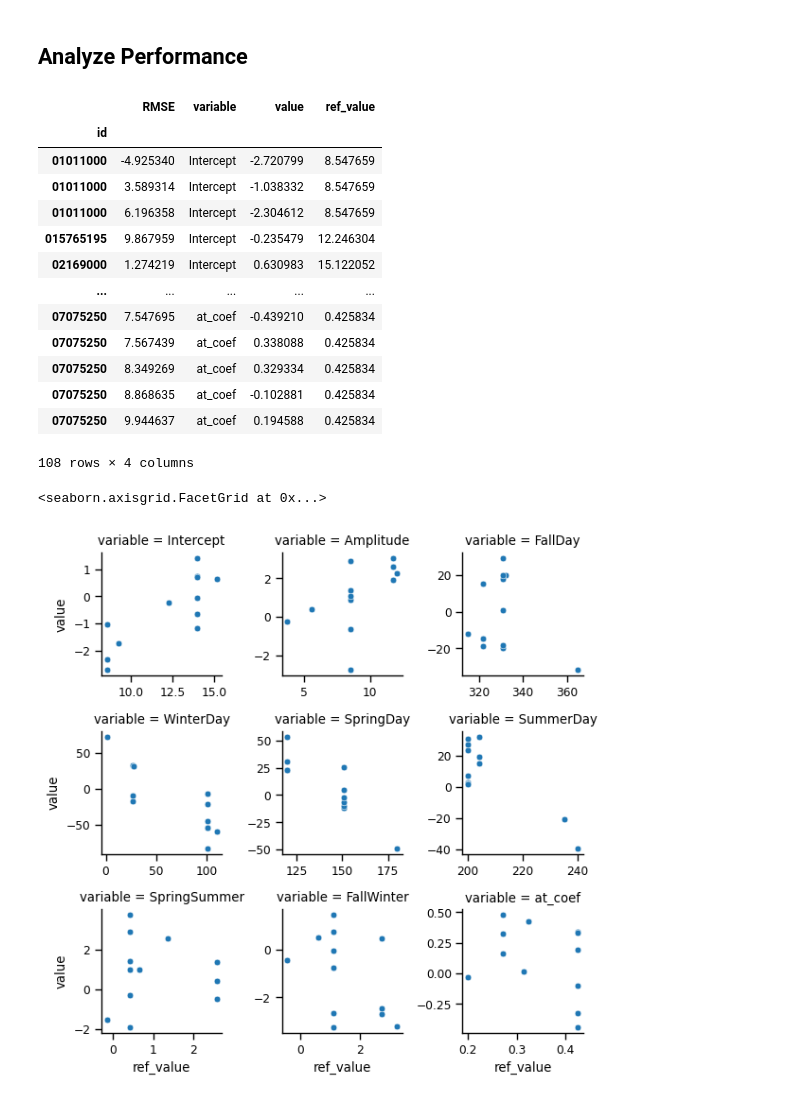
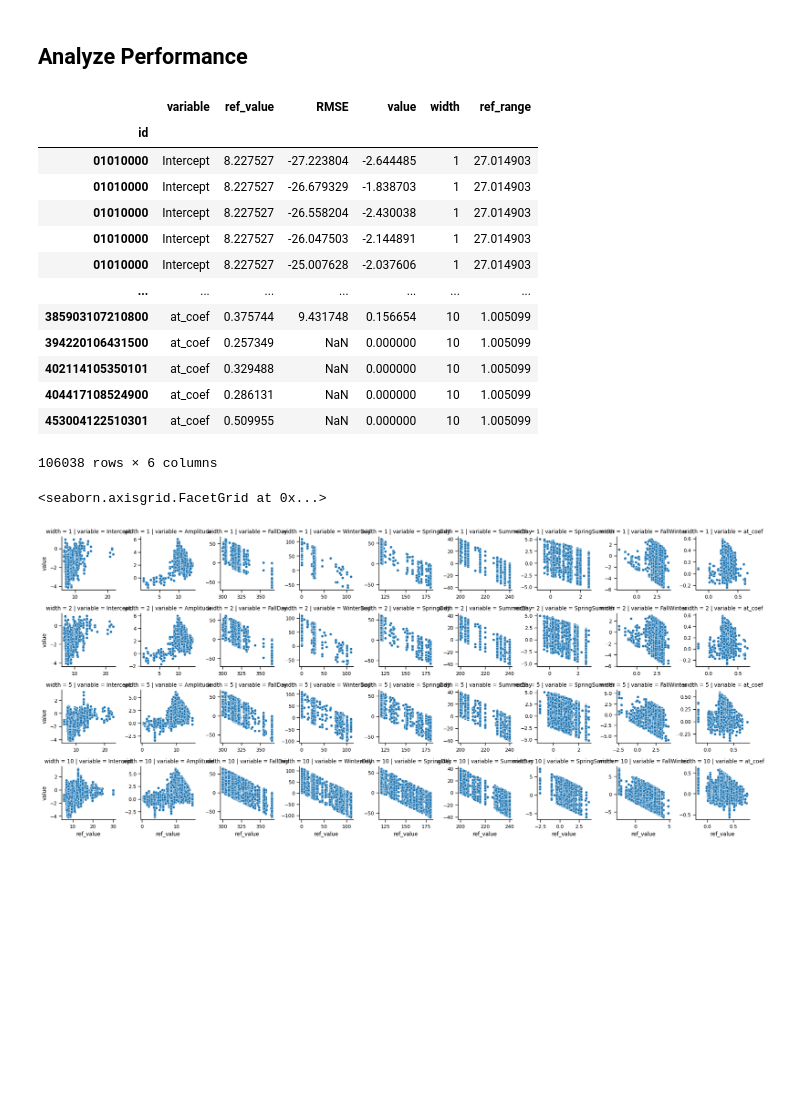
Before and after one commit to mines-ciroh/TempEst-NEWT, a Jupyter notebook: equifinality.ipynb, the cells around one changed output. Saved outputs shown, nothing was run; the diff lists cells and outputs as text; code cells hidden in the pictures; blank space fills up the shorter version.

```diff
--- a/equifinality.ipynb
+++ b/equifinality.ipynb
@@ -154,27 +154,37 @@ delta["RMSE"] = delta["RMSE"] / reference["RMSE"] * 100
 # %%
-threshold = 10  # RMSE %change threshold
-behav = delta.loc[delta["RMSE"] < threshold].melt("RMSE", ignore_index=False)
-reflong = reference.drop(columns=["RMSE"]).melt(ignore_index=False).rename(columns={"value": "ref_value"})
-comb = behav.merge(reflong, on=["id", "variable"])
-comb
+def behavioral(threshold, rpdata=rpdata, reference=reference):
+    delta = (rpdata - reference)
+    delta["RMSE"] = delta["RMSE"] / reference["RMSE"] * 100
+    behav = delta.loc[delta["RMSE"] < threshold].melt("RMSE", ignore_index=False)
+    reflong = reference.drop(columns=["RMSE"]).melt(ignore_index=False).rename(columns={"value": "ref_value"})
+    res = reflong.merge(behav, on=["id", "variable"], how="left").assign(width=threshold)
+    res.loc[res["value"].isna(), "value"] = 0
+    # We also want to know how the offset relates to the total variability possible
+    return res.reset_index().merge(
+        pd.DataFrame(ranges).reset_index().rename(columns={"index": "variable", 0: "ref_range"}),
+        on="variable"
+    ).set_index("id")
+
+behbins = pd.concat([behavioral(i) for i in [1, 2, 5, 10]])
+behbins
 # %% [output]
-|  | RMSE | variable | value | ref_value |
-| id |  |  |  |  |
-| 01011000 | -4.925340 | Intercept | -2.720799 | 8.547659 |
-| 01011000 | 3.589314 | Intercept | -1.038332 | 8.547659 |
-| 01011000 | 6.196358 | Intercept | -2.304612 | 8.547659 |
-| 015765195 | 9.867959 | Intercept | -0.235479 | 12.246304 |
-| 02169000 | 1.274219 | Intercept | 0.630983 | 15.122052 |
-| ... | ... | ... | ... | ... |
-| 07075250 | 7.547695 | at_coef | -0.439210 | 0.425834 |
-| 07075250 | 7.567439 | at_coef | 0.338088 | 0.425834 |
-| 07075250 | 8.349269 | at_coef | 0.329334 | 0.425834 |
-| 07075250 | 8.868635 | at_coef | -0.102881 | 0.425834 |
-| 07075250 | 9.944637 | at_coef | 0.194588 | 0.425834 |
+|  | variable | ref_value | RMSE | value | width | ref_range |
+| id |  |  |  |  |  |  |
+| 01010000 | Intercept | 8.227527 | -27.223804 | -2.644485 | 1 | 27.014903 |
+| 01010000 | Intercept | 8.227527 | -26.679329 | -1.838703 | 1 | 27.014903 |
+| 01010000 | Intercept | 8.227527 | -26.558204 | -2.430038 | 1 | 27.014903 |
+| 01010000 | Intercept | 8.227527 | -26.047503 | -2.144891 | 1 | 27.014903 |
+| 01010000 | Intercept | 8.227527 | -25.007628 | -2.037606 | 1 | 27.014903 |
+| ... | ... | ... | ... | ... | ... | ... |
+| 385903107210800 | at_coef | 0.375744 | 9.431748 | 0.156654 | 10 | 1.005099 |
+| 394220106431500 | at_coef | 0.257349 | NaN | 0.000000 | 10 | 1.005099 |
+| 402114105350101 | at_coef | 0.329488 | NaN | 0.000000 | 10 | 1.005099 |
+| 404417108524900 | at_coef | 0.286131 | NaN | 0.000000 | 10 | 1.005099 |
+| 453004122510301 | at_coef | 0.509955 | NaN | 0.000000 | 10 | 1.005099 |
-108 rows × 4 columns
+106038 rows × 6 columns
 # %%
-sns.relplot(comb, x="ref_value", y="value", col="variable", col_wrap=3,
-           height=2, facet_kws={"sharex": False, "sharey": False})
+sns.relplot(behbins.loc[-behbins["RMSE"].isna()], x="ref_value", y="value", col="variable",
+            row="width", height=2, facet_kws={"sharex": False, "sharey": False})
 # %% [output]
 <seaborn.axisgrid.FacetGrid at 0x...>
-[figure, old version]
+[figure, new version]
```
Also changed, not shown: parts of 11 cells of this notebook, 2 other files.
